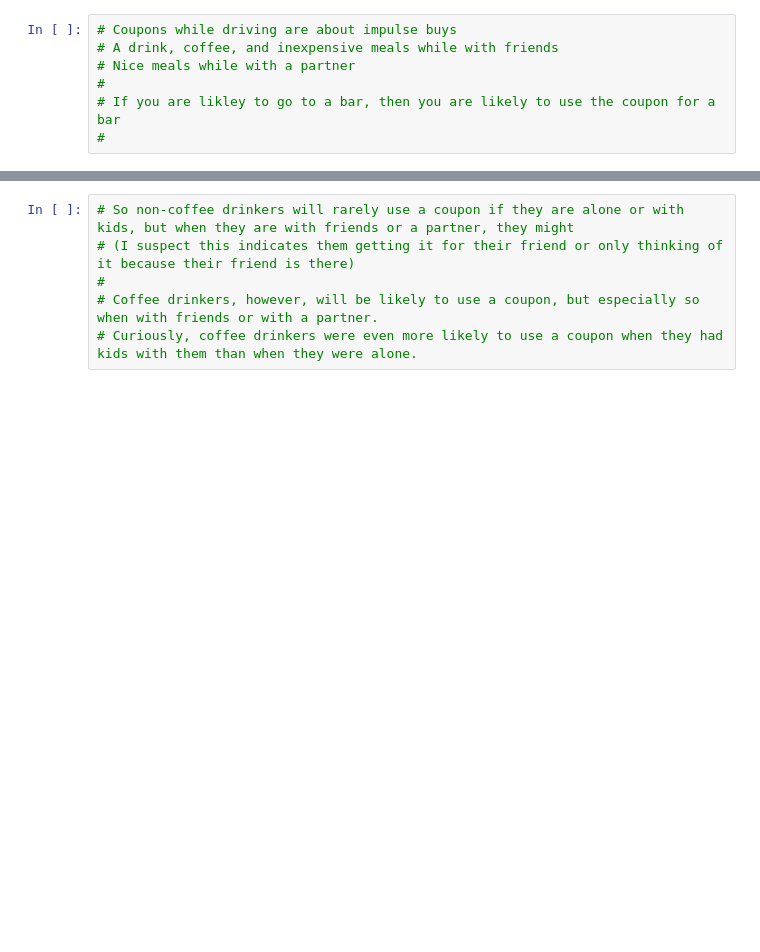
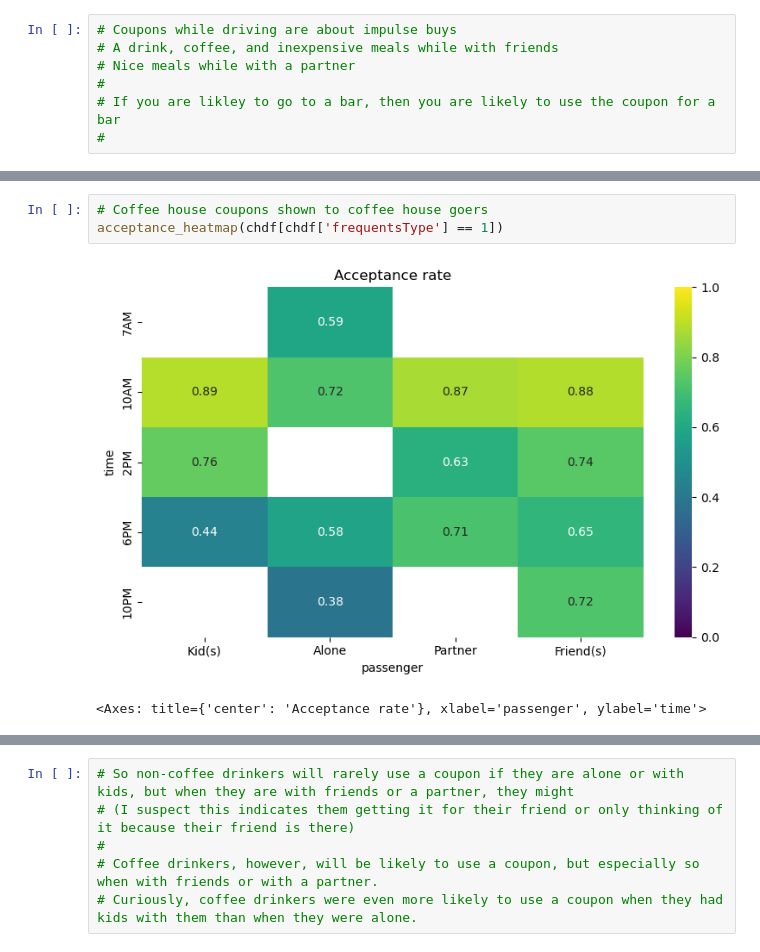
Before and after one commit to mualexander/ucbaicart, a Jupyter notebook: module05/assignment5_1/prompt.ipynb, the cells around one changed output, grey strips where cells are left out. Saved outputs shown, nothing was run; the diff lists cells and outputs as text; blank space fills up the shorter version.

```diff
--- a/module05/assignment5_1/prompt.ipynb
+++ b/module05/assignment5_1/prompt.ipynb
@@ -464,0 +466,6 @@ Partner    0.567568  0.432432
+# %%
+# Coffee house coupons shown to coffee house goers
+acceptance_heatmap(chdf[chdf['frequentsType'] == 1])
+# %% [output]
+[figure, added]
+<Axes: title={'center': 'Acceptance rate'}, xlabel='passenger', ylabel='time'>
```
Also changed, not shown: parts of 44 cells of this notebook.
